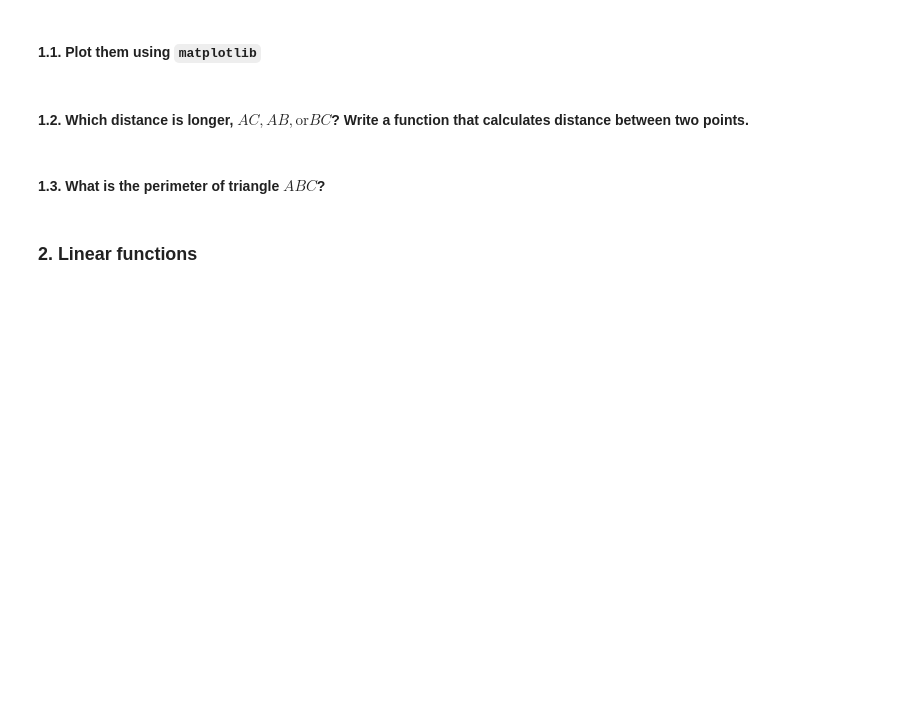
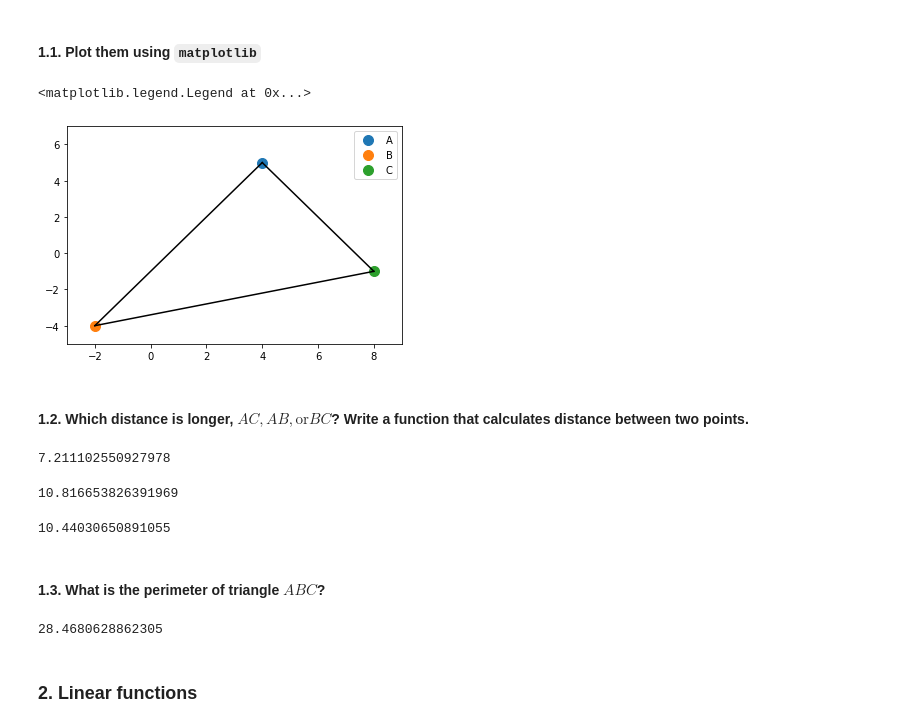
Before and after one commit to Ironhack-Data-Madrid-Marzo-2021/lab-math-refresher, a Jupyter notebook: your-code/main.ipynb, the cells around one changed output. Saved outputs shown, nothing was run; the diff lists cells and outputs as text; code cells hidden in the pictures; blank space fills up the shorter version.

```diff
--- a/your-code/main.ipynb
+++ b/your-code/main.ipynb
@@ -14,2 +15,22 @@ h
+# %%
+A = (4,5)
+B = (-2,-4)
+C = (8, -1)
+# %%
+fig, ax = plt.subplots()
+plt.plot(A[0], A[1], "o", markersize=10, label="A")
+plt.plot(B[0], B[1], "o", markersize=10, label="B")
+plt.plot(C[0], C[1], "o", markersize=10, label="C")
+
+plt.plot((A[0], B[0]), (A[1], B[1]), "black")
+plt.plot((A[0], C[0]), (A[1], C[1]), "black")
+plt.plot((C[0], B[0]), (C[1], B[1]), "black")
+
+ax.set_xlim([-3, 9])
+ax.set_ylim([-5, 7])
+plt.legend()
+# %% [output]
+<matplotlib.legend.Legend at 0x...>
+[figure, added]
 # %% [markdown]
 #### 1.2. Which distance is longer, $AC, AB, \text{or} BC$? Write a function that calculates distance between two points.
@@ -16,5 +42,25 @@ h
+# %%
+ac = distance_a(4,5,8,-1)
+ac
+# %% [output]
+7.211102550927978
+# %%
+ab = distance_a(4,5,-2,-4)
+ab
+# %% [output]
+10.816653826391969
+# %%
+bc = distance_a(-2,-4,8, -1)
+bc
+# %% [output]
+10.44030650891055
 # %% [markdown]
 #### 1.3. What is the perimeter of triangle $ABC$?
+# %%
+perimeter = ac + ab + bc
+perimeter
+# %% [output]
+28.4680628862305
 # %% [markdown]
 ### 2. Linear functions
 # %% [markdown]
```
Also changed, not shown: parts of 51 cells of this notebook.
